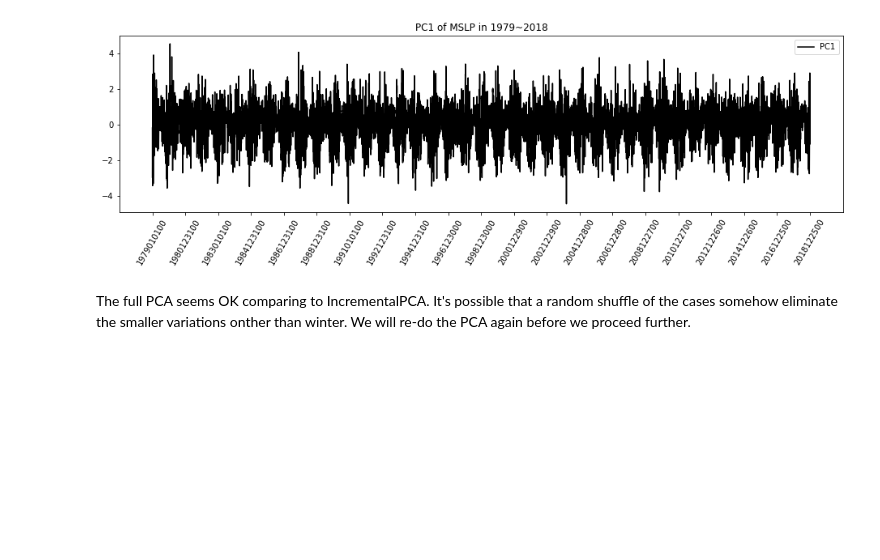
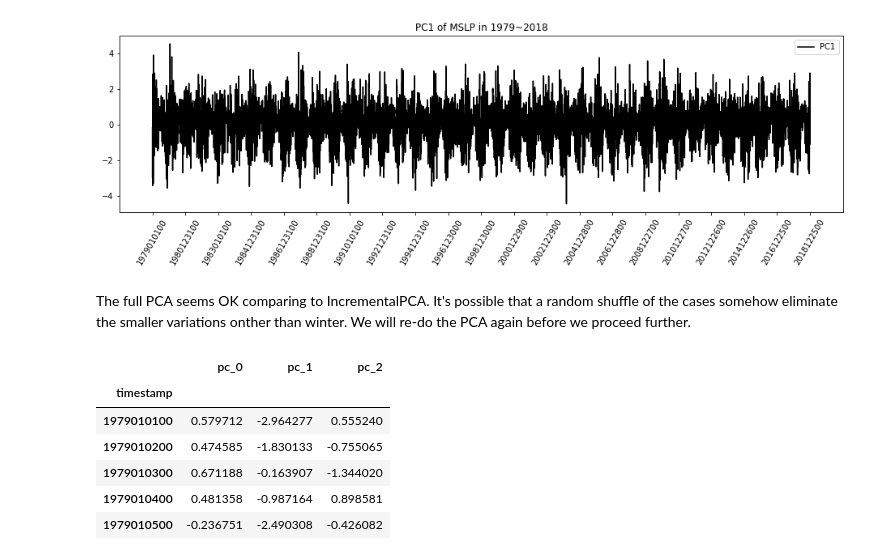
Before and after one commit to tingsyo/storm_tracker_to_vaisala, a Jupyter notebook: notebook/05_Exame_ERA5_data.ipynb, the cells around one changed output. Cells and saved outputs as stored; diff of their text form; code cells hidden in the pictures; blank space fills up the shorter version.

```diff
--- a/notebook/05_Exame_ERA5_data.ipynb
+++ b/notebook/05_Exame_ERA5_data.ipynb
@@ -276,3 +283,13 @@ plt.show()
 [figure]
 # %% [markdown]
 The full PCA seems OK comparing to IncrementalPCA. It's possible that a random shuffle of the cases somehow eliminate the smaller variations onther than winter. We will re-do the PCA again before we proceed further.
+# %%
+df.head()
+# %% [output]
+|  | pc_0 | pc_1 | pc_2 |
+| timestamp |  |  |  |
+| 1979010100 | 0.579712 | -2.964277 | 0.555240 |
+| 1979010200 | 0.474585 | -1.830133 | -0.755065 |
+| 1979010300 | 0.671188 | -0.163907 | -1.344020 |
+| 1979010400 | 0.481358 | -0.987164 | 0.898581 |
+| 1979010500 | -0.236751 | -2.490308 | -0.426082 |
```
Also changed, not shown: parts of 7 cells of this notebook, 1 other file.
